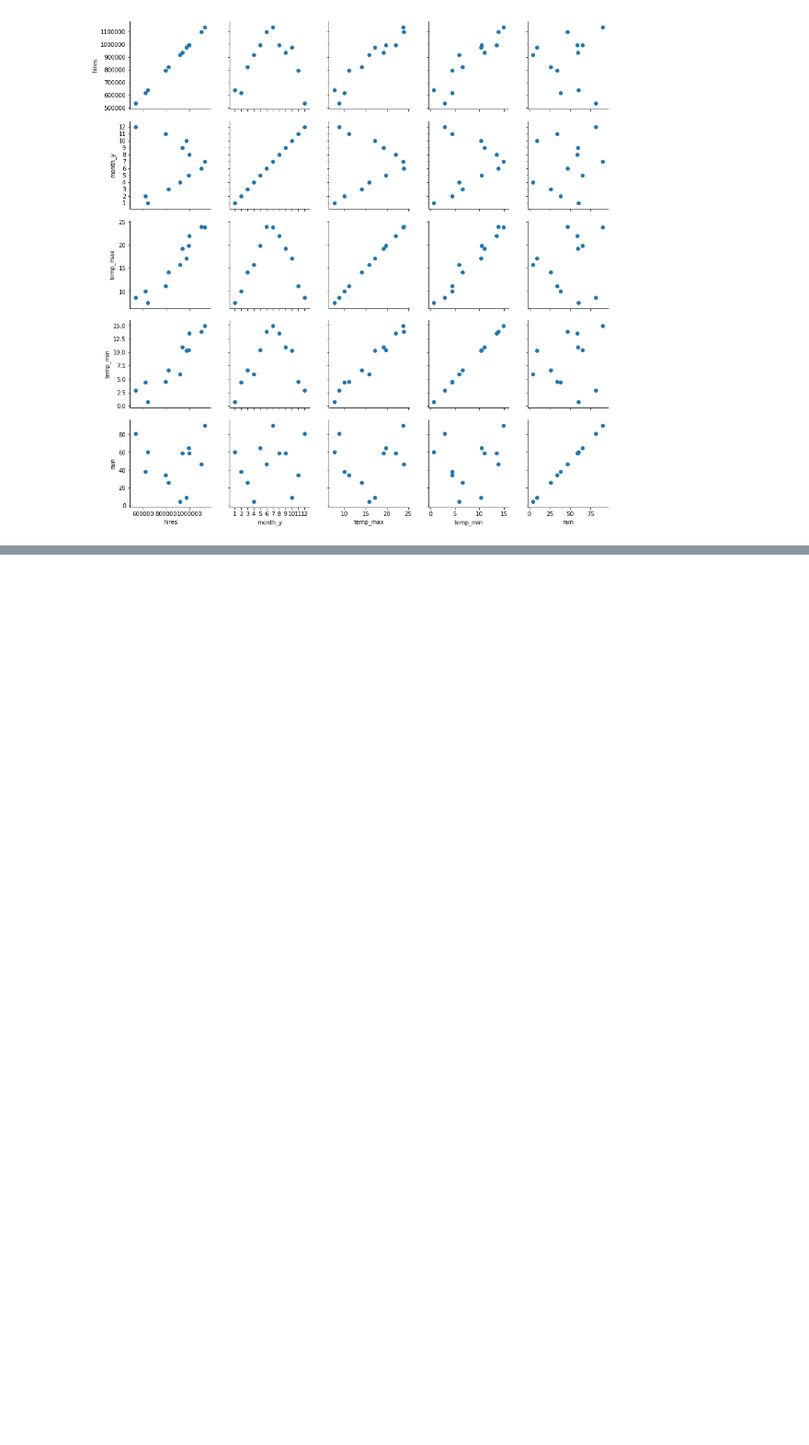
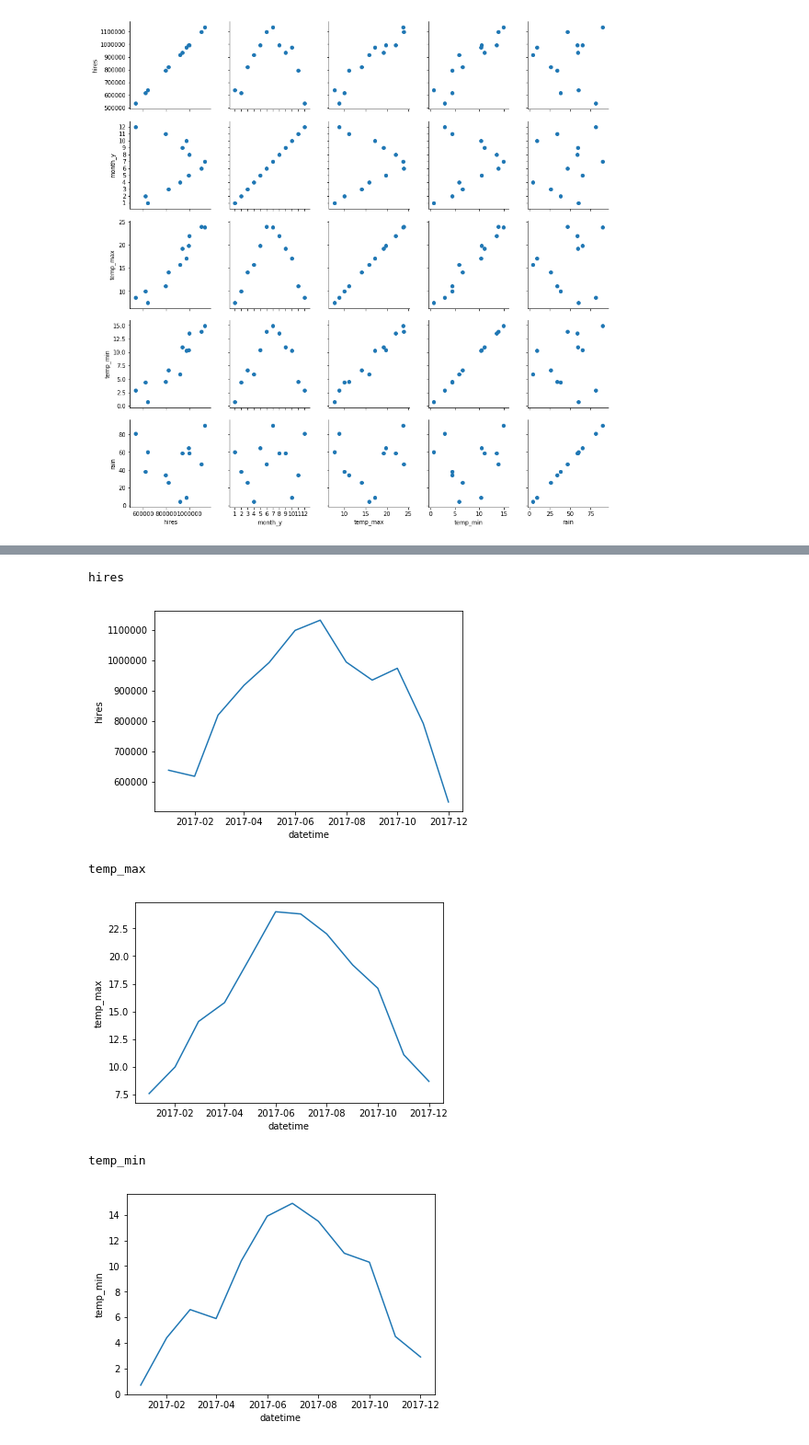
Before and after one commit to tommirrington/Simulated-Data, a Jupyter notebook: Simulated_Data.ipynb, the cells around one changed output, grey strips where cells are left out. Shown at 92% size. Cells and saved outputs as stored; diff of their text form; code cells hidden in the pictures; blank space fills up the shorter version.

```diff
--- a/Simulated_Data.ipynb
+++ b/Simulated_Data.ipynb
@@ -190,0 +304,17 @@ g.map(plt.scatter);
+# %%
+sns.lineplot(x=monthly_2017.index, y='hires', data=monthly_2017)
+print('hires')
+plt.show()
+sns.lineplot(x=monthly_2017.index, y='temp_max', data=monthly_2017)
+print('temp_max')
+plt.show()
+sns.lineplot(x=monthly_2017.index, y='temp_min', data=monthly_2017)
+print('temp_min')
+plt.show()
+# %% [output]
+hires
+[figure, added]
+temp_max
+[figure, added]
+temp_min
+[figure, added]
```
Also changed, not shown: parts of 28 cells of this notebook.
